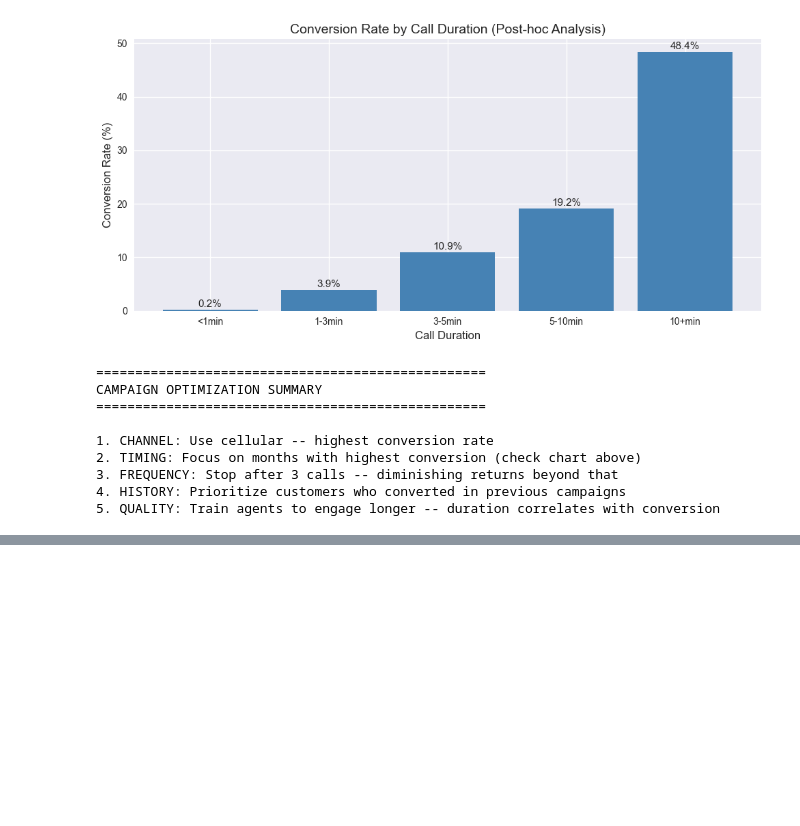
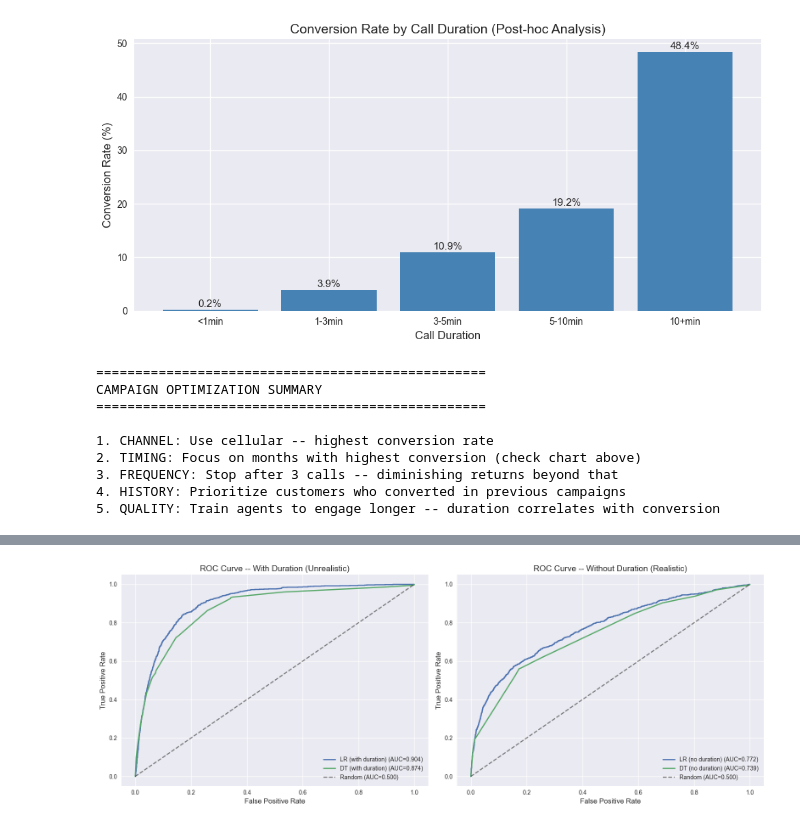
Before and after one commit to agrani1411/marketanalysis, a Jupyter notebook: Marketing_ROI_Analysis.ipynb, the cells around one changed output, grey strips where cells are left out. Saved outputs shown, nothing was run; the diff lists cells and outputs as text; code cells hidden in the pictures; blank space fills up the shorter version.

Commit message:
feat: add notebook Part 6 -- predictive modeling with data leakage comparison
Co-Authored-By: Claude Sonnet 4.6 <noreply@anthropic.com>

```diff
--- a/Marketing_ROI_Analysis.ipynb
+++ b/Marketing_ROI_Analysis.ipynb
@@ -664,0 +695,17 @@ CAMPAIGN OPTIMIZATION SUMMARY
+# %%
+# Train/test split -- same split for fair comparison
+# random_state=42 ensures reproducible results across runs
+X_with_dur = df_encoded[all_features]
+X_no_dur = df_encoded[features_no_duration]
+
+X_train_wd, X_test_wd, y_train, y_test = train_test_split(
+    X_with_dur, y, test_size=0.2, random_state=42, stratify=y
+)
+
+X_train_nd = X_train_wd[features_no_duration]
+X_test_nd = X_test_wd[features_no_duration]
+
+print(f"Training set: {X_train_wd.shape[0]} rows")
+print(f"Test set: {X_test_wd.shape[0]} rows")
+print(f"Target distribution in train: {y_train.mean()*100:.1f}% positive")
+print(f"Target distribution in test:  {y_test.mean()*100:.1f}% positive")
@@ -664,0 +781,23 @@ CAMPAIGN OPTIMIZATION SUMMARY
+# %%
+# ROC curves comparison
+fig, axes = plt.subplots(1, 2, figsize=(16, 6))
+
+for ax, group_title, model_names in [
+    (axes[0], 'With Duration (Unrealistic)', ['LR (with duration)', 'DT (with duration)']),
+    (axes[1], 'Without Duration (Realistic)', ['LR (no duration)', 'DT (no duration)'])
+]:
+    for name in model_names:
+        fpr, tpr, _ = roc_curve(y_test, results[name]['y_prob'])
+        ax.plot(fpr, tpr, label=f"{name} (AUC={results[name]['roc_auc']:.3f})", linewidth=2)
+
+    ax.plot([0, 1], [0, 1], 'k--', alpha=0.5, label='Random (AUC=0.500)')
+    ax.set_xlabel('False Positive Rate')
+    ax.set_ylabel('True Positive Rate')
+    ax.set_title(f'ROC Curve -- {group_title}')
+    ax.legend(loc='lower right')
+
+plt.tight_layout()
+plt.savefig('images/model_comparison.png', dpi=150, bbox_inches='tight')
+plt.show()
+# %% [output]
+[figure, added]
```
Also changed, not shown: parts of 7 cells of this notebook, 1 other file.
